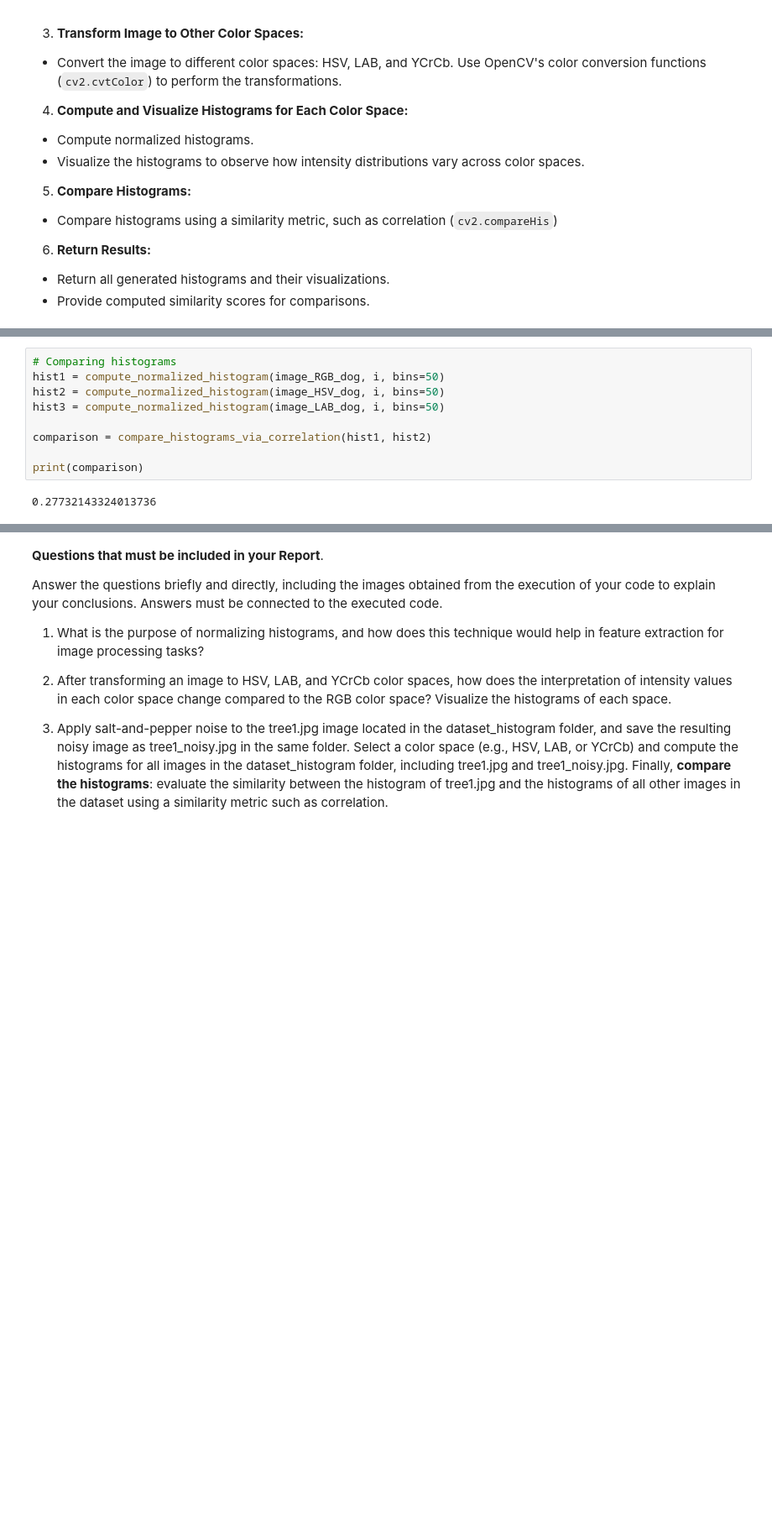
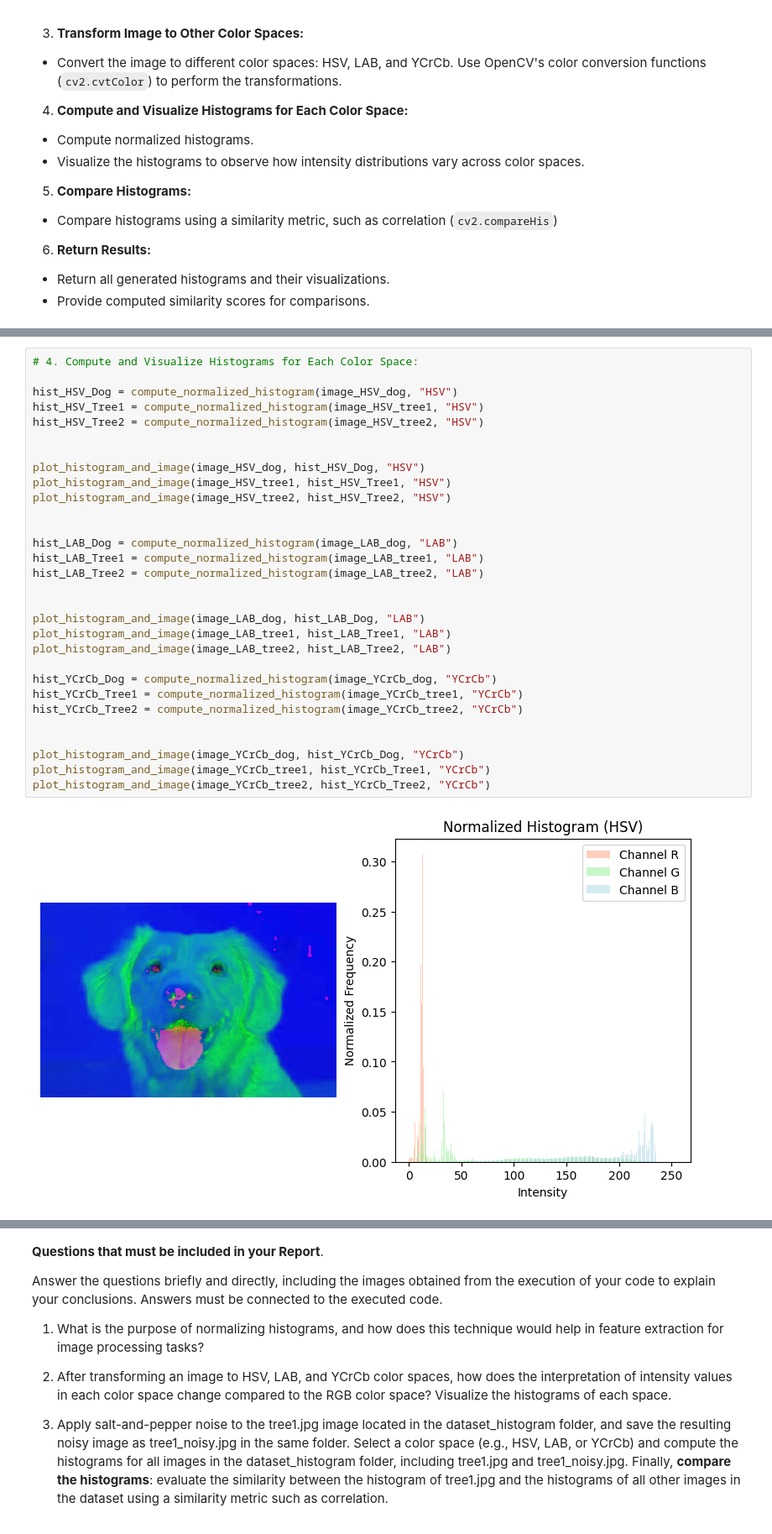
Before and after one commit to M-Riedemann/Computer_Vision, a Jupyter notebook: Project4/Project4.ipynb, the cells around one changed output, grey strips where cells are left out. Shown at 84% size. Saved outputs shown, nothing was run; the diff lists cells and outputs as text; blank space fills up the shorter version.

```diff
--- a/Project4/Project4.ipynb
+++ b/Project4/Project4.ipynb
@@ -234,11 +283,32 @@ plt.show()
-# %%
-# Comparing histograms
-hist1 = compute_normalized_histogram(image_RGB_dog, i, bins=50)
-hist2 = compute_normalized_histogram(image_HSV_dog, i, bins=50)
-hist3 = compute_normalized_histogram(image_LAB_dog, i, bins=50)
-
-comparison = compare_histograms_via_correlation(hist1, hist2)
-
-print(comparison)
-# %% [output]
-0.27732143324013736
+# %%
+# 4. Compute and Visualize Histograms for Each Color Space:
+
+hist_HSV_Dog = compute_normalized_histogram(image_HSV_dog, "HSV")
+hist_HSV_Tree1 = compute_normalized_histogram(image_HSV_tree1, "HSV")
+hist_HSV_Tree2 = compute_normalized_histogram(image_HSV_tree2, "HSV")
+
+
+plot_histogram_and_image(image_HSV_dog, hist_HSV_Dog, "HSV")
+plot_histogram_and_image(image_HSV_tree1, hist_HSV_Tree1, "HSV")
+plot_histogram_and_image(image_HSV_tree2, hist_HSV_Tree2, "HSV")
+
+
+hist_LAB_Dog = compute_normalized_histogram(image_LAB_dog, "LAB")
+hist_LAB_Tree1 = compute_normalized_histogram(image_LAB_tree1, "LAB")
+hist_LAB_Tree2 = compute_normalized_histogram(image_LAB_tree2, "LAB")
+
+
+plot_histogram_and_image(image_LAB_dog, hist_LAB_Dog, "LAB")
+plot_histogram_and_image(image_LAB_tree1, hist_LAB_Tree1, "LAB")
+plot_histogram_and_image(image_LAB_tree2, hist_LAB_Tree2, "LAB")
+
+hist_YCrCb_Dog = compute_normalized_histogram(image_YCrCb_dog, "YCrCb")
+hist_YCrCb_Tree1 = compute_normalized_histogram(image_YCrCb_tree1, "YCrCb")
+hist_YCrCb_Tree2 = compute_normalized_histogram(image_YCrCb_tree2, "YCrCb")
+
+
+plot_histogram_and_image(image_YCrCb_dog, hist_YCrCb_Dog, "YCrCb")
+plot_histogram_and_image(image_YCrCb_tree1, hist_YCrCb_Tree1, "YCrCb")
+plot_histogram_and_image(image_YCrCb_tree2, hist_YCrCb_Tree2, "YCrCb")
+# %% [output]
+[figure, added]
```
Also changed, not shown: parts of 11 cells of this notebook.
